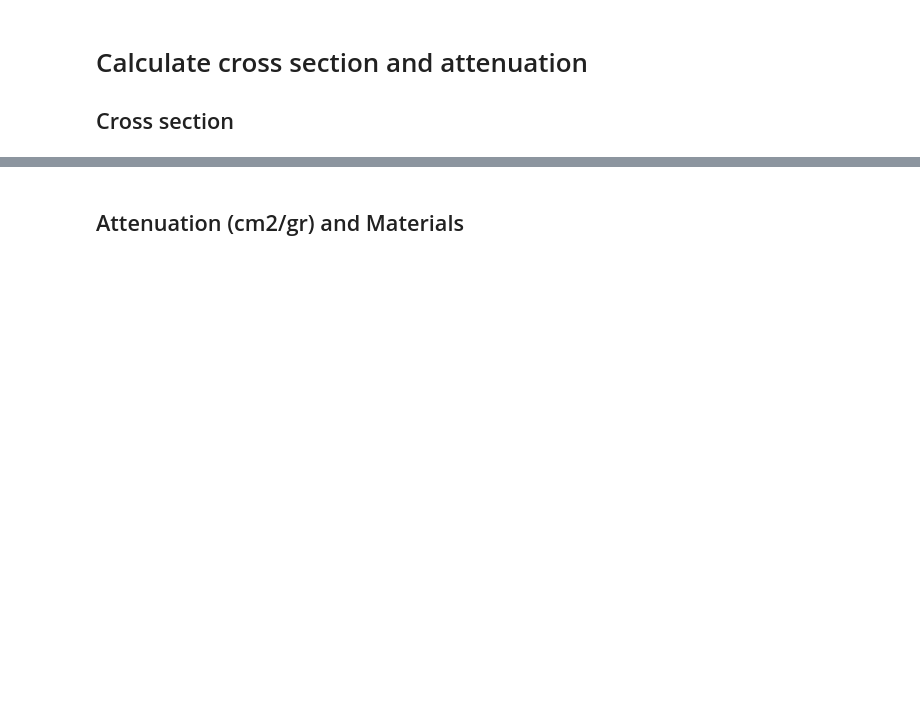
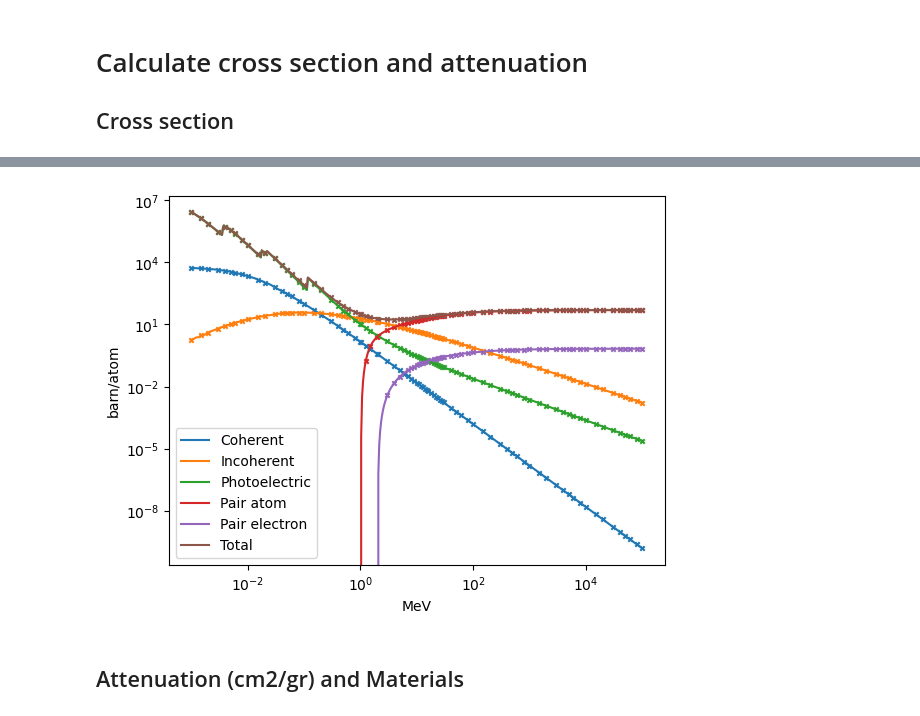
Before and after one commit to Zelenyy/nist-calculators, a Jupyter notebook: examples/XCOM.ipynb, the cells around one changed output, grey strips where cells are left out. Drawn from its saved outputs; the diff is of its cells as text; code cells hidden in the pictures; blank space fills up the shorter version.

Commit message:
Update example to include interpolated energies

```diff
--- a/examples/XCOM.ipynb
+++ b/examples/XCOM.ipynb
@@ -35,3 +35,27 @@ plot(data_92)
+# %%
+def scatter(data):
+    x = data["energy"]/1e6
+    plt.scatter(x, data["coherent"], label="Coherent", s=10, marker='x')
+    plt.scatter(x, data["incoherent"], label="Incoherent", s=10, marker='x')
+    plt.scatter(x, data["photoelectric"], label="Photoelectric", s=10, marker='x')
+    plt.scatter(x, data["pair_atom"], label="Pair atom", s=10, marker='x')
+    plt.scatter(x, data["pair_electron"], label="Pair electron", s=10, marker='x')
+    plt.scatter(x, data["total"], label="Total", s=10, marker='x')
+    plt.xlabel("MeV")
+    plt.ylabel("barn/atom")
+    plt.xscale("log")
+    plt.yscale("log")
+# %%
+import numpy as np
+# Interpolate between tabulated datapoints
+plt.figure()
+energies = np.logspace(3,11,500)
+interpolated_data_92 = xcom.calculate_cross_section("U", energies)
+plot(interpolated_data_92)
+
+scatter(data_92)
+# %% [output]
+[figure, added]
 # %% [markdown]
 ## Attenuation (cm2/gr) and Materials
 # %%
```
Also changed, not shown: parts of 3 cells of this notebook.
